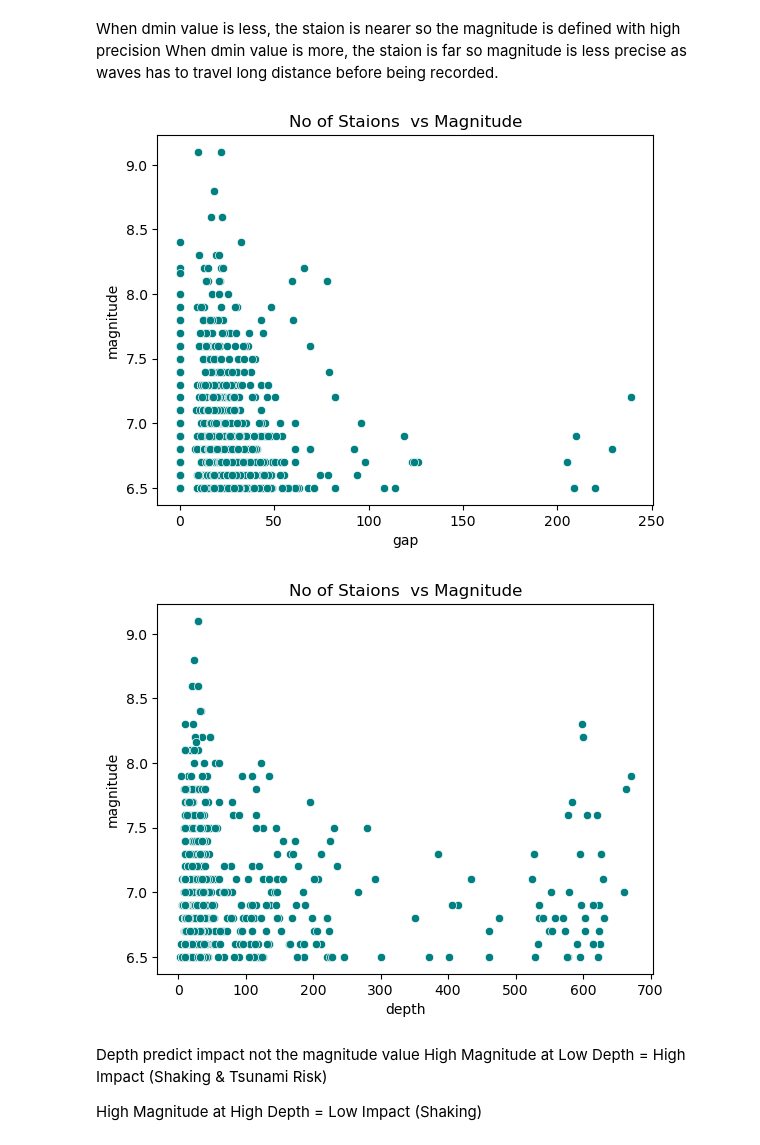
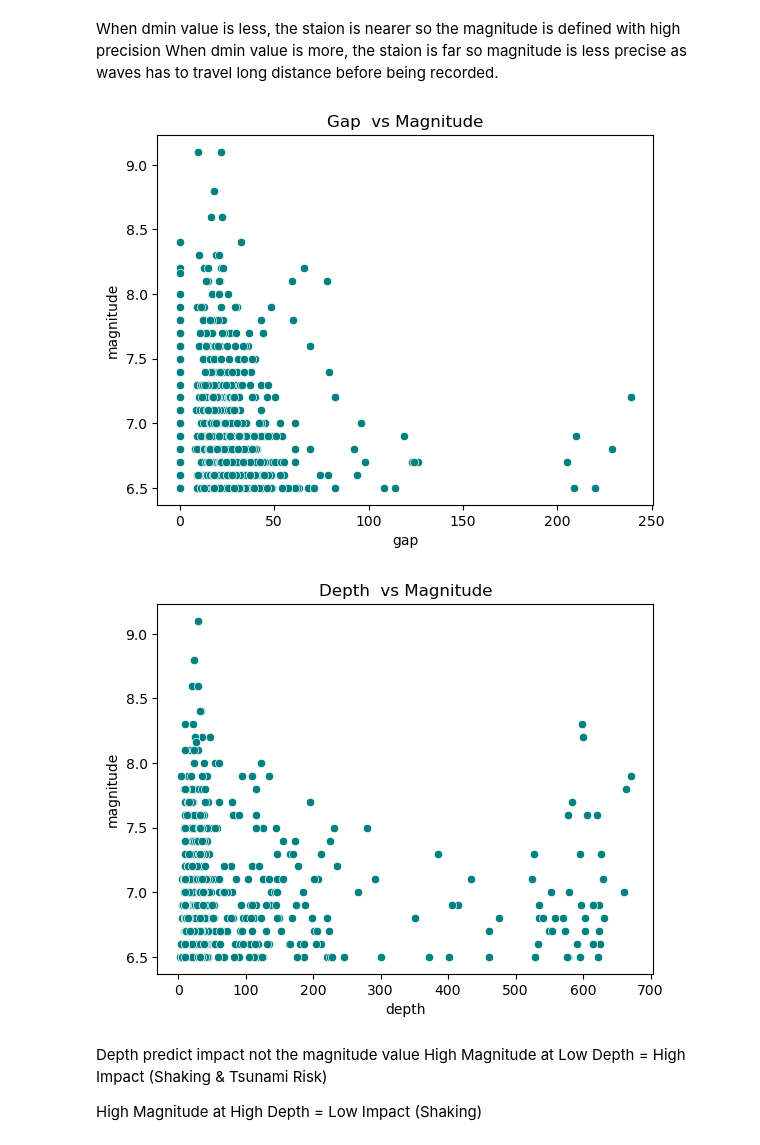
Before and after one commit to Aparna-31/Earthquake-Tsunami-Predictor, a Jupyter notebook: Magnitude Preditor.ipynb, the cells around one changed output. Cells and saved outputs as stored; diff of their text form; code cells hidden in the pictures.

```diff
--- a/Magnitude Preditor.ipynb
+++ b/Magnitude Preditor.ipynb
@@ -127,16 +127,16 @@ When dmin value is less, the staion is nearer so the magnitude is defined with h
 When dmin value is more, the staion is far so magnitude is less precise as waves has to travel long distance before being recorded.
 # %%
 sns.scatterplot(x='gap', y='magnitude', data=data, color='teal')
-plt.title('No of Staions  vs Magnitude')
+plt.title('Gap  vs Magnitude')
 plt.show()
 # %% [output]
-[figure, old version]
+[figure, new version]
 # %%
 sns.scatterplot(x='depth', y='magnitude', data=data, color='teal')
-plt.title('No of Staions  vs Magnitude')
+plt.title('Depth  vs Magnitude')
 plt.show()
 # %% [output]
-[figure, old version]
+[figure, new version]
 # %% [markdown]
 Depth predict impact not the magnitude value
 High Magnitude at Low Depth = High Impact (Shaking & Tsunami Risk)
```
Also changed, not shown: parts of 12 cells of this notebook.
